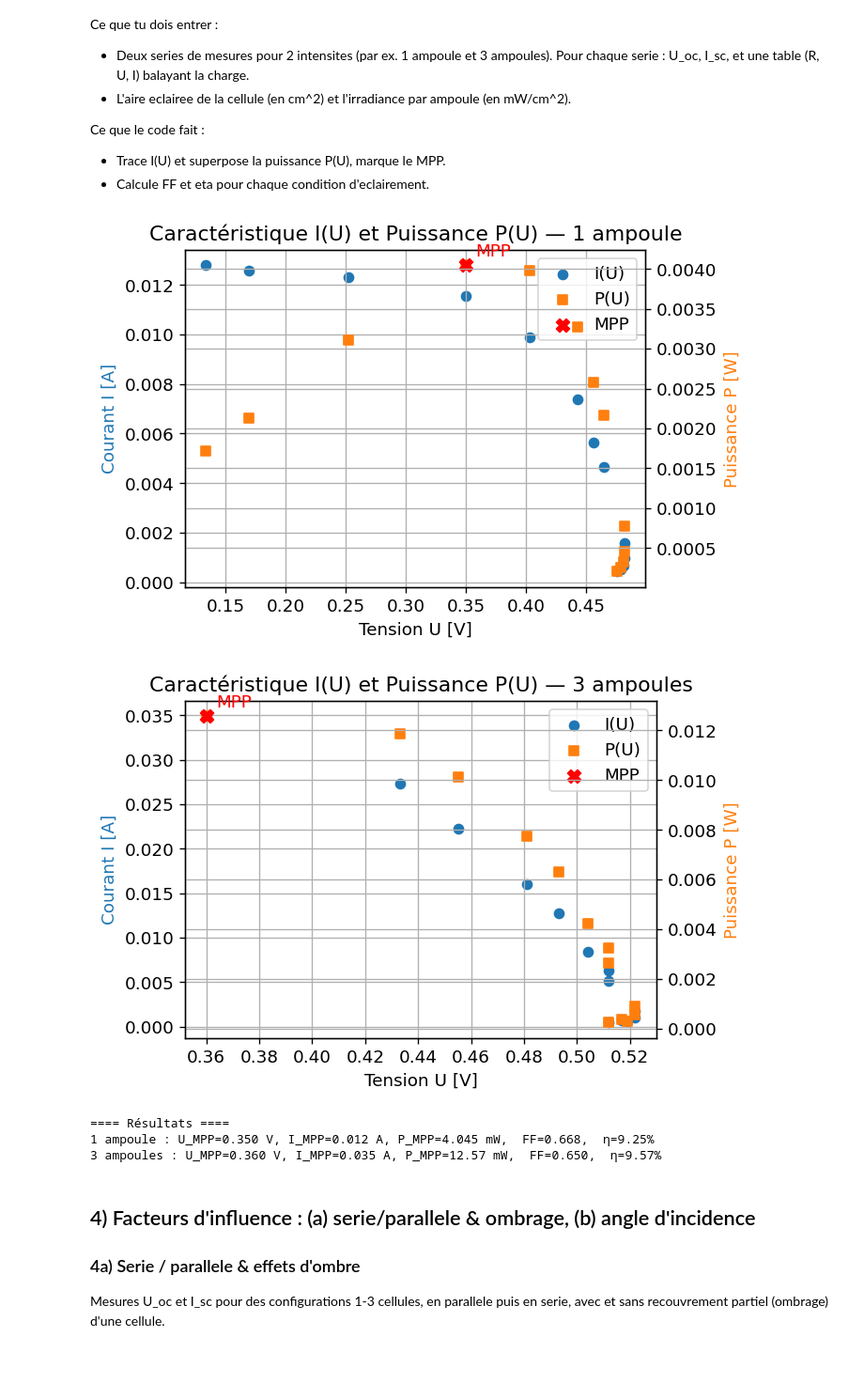
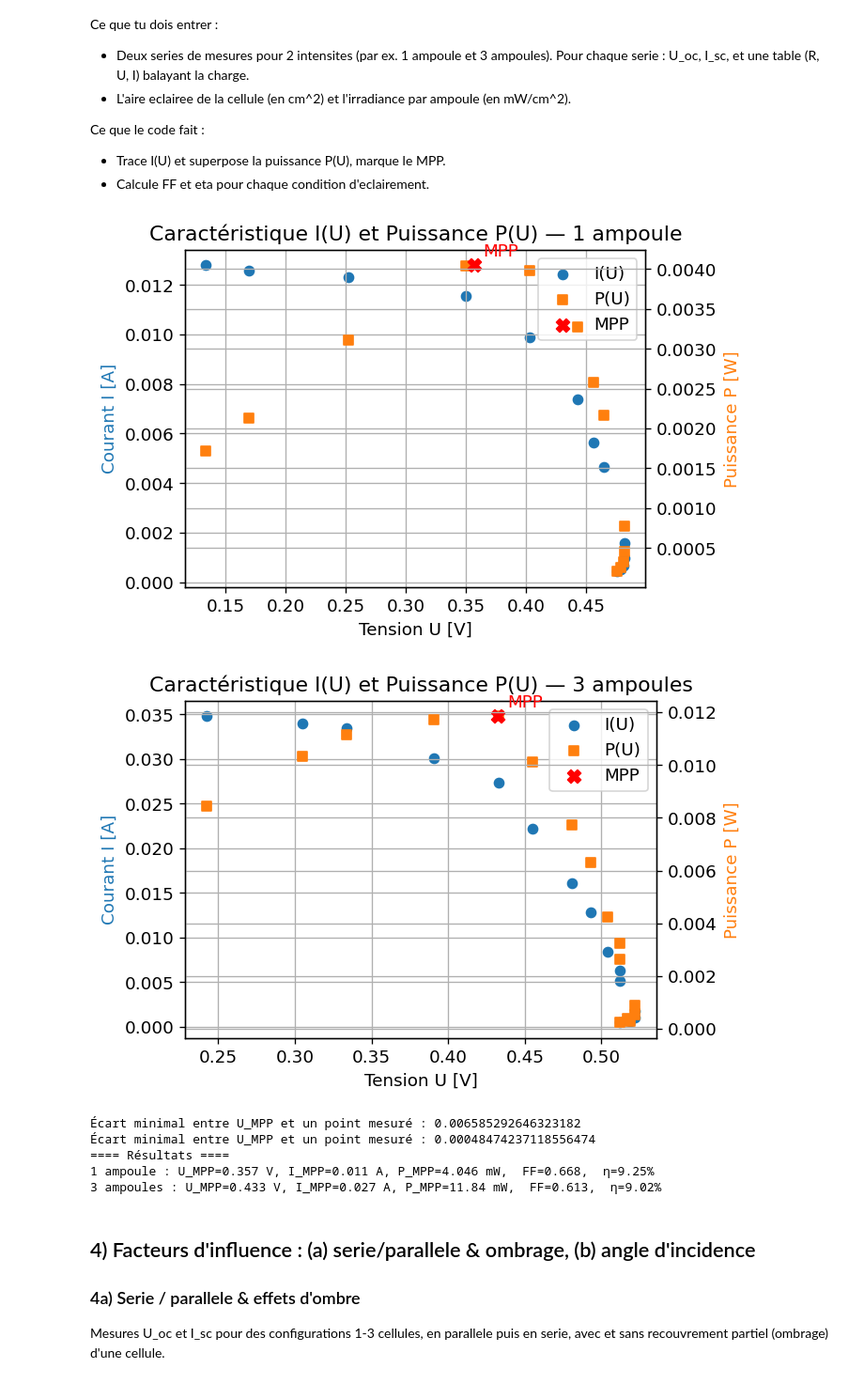
Before and after one commit to tom-berthoud/Phy3-miniprojet, a Jupyter notebook: PHY3_PV_Lab_Notebook.ipynb, the cells around one changed output. Shown: that part at 94% size. Drawn from its saved outputs; the diff is of its cells as text; code cells hidden in the pictures.

```diff
--- a/PHY3_PV_Lab_Notebook.ipynb
+++ b/PHY3_PV_Lab_Notebook.ipynb
@@ -261,19 +261,44 @@ def analyze_IV(df, Uoc, Isc, nb_ampoules, aire_cm2, irradiance_per_amp):
     df = df.copy()
     df["P_W"] = df["U_V"] * df["I_A"]
 
-    # MPP
-    idx = df["P_W"].idxmax()
-    U_mpp = df.loc[idx, "U_V"]
-    I_mpp = df.loc[idx, "I_A"]
-    P_mpp = df.loc[idx, "P_W"]
+    # ---- Passage en np.array pour interpolation ----
+    U = df["U_V"].to_numpy()
+    I = df["I_A"].to_numpy()
 
+    # On trie par tension croissante (utile pour l'interpolation)
+    order = np.argsort(U)
+    U_sorted = U[order]
+    I_sorted = I[order]
+
+    # ---- Interpolation & recherche du MPP "continu" ----
+    # Grille fine de tensions entre U_min et U_max
+    U_fine = np.linspace(U_sorted.min(), U_sorted.max(), 2000)
+
+    # Interpolation de I(U)
+    I_fine = np.interp(U_fine, U_sorted, I_sorted)
+
+    # Puissance continue : P(U) = U * I(U)
+    P_fine = U_fine * I_fine
+
+    # MPP = maximum de P_fine
+    idx = np.argmax(P_fine)
+    U_mpp = U_fine[idx]
+    I_mpp = I_fine[idx]
+    P_mpp = P_fine[idx]
+
+    # ---- FF, Pin, rendement ----
     FF = P_mpp / (Uoc * Isc)
 
     E_Wcm2 = irradiance_per_amp * nb_ampoules / 1000   # mW/cm2 → W/cm2
     Pin = E_Wcm2 * aire_cm2
     eta = P_mpp / Pin
 
+    # On garde P_W mesurée dans le DataFrame
+    df["P_W"] = df["U_V"] * df["I_A"]
+
     return df, U_mpp, I_mpp, P_mpp, FF, Pin, eta
+
+
 
 
 # ---------- Tracé propre ----------
@@ -320,41 +345,50 @@ data_IV_A = pd.DataFrame({
     "U_V":   [0.476, 0.479, 0.481, 0.482, 0.482, 0.465, 0.456, 0.443, 0.403, 0.350, 0.2525, 0.1691, 0.1338],
     "I_A":   [429e-6, 530e-6, 684e-6, 958e-6, 1.598e-3, 4.647e-3, 5.656e-3, 7.398e-3, 9.870e-3, 11.557e-3, 12.320e-3, 12.589e-3, 12.792e-3],
 })
 
 # Série B — 3 ampoules
 Uoc_B = 0.522
 Isc_B = 37.04e-3
 data_IV_B = pd.DataFrame({
-    "R_ohm": [1101, 900.0, 700.0, 500, 300.6, 100.1, 80.5, 60.1, 40.9, 30.5, 20.4, 15.5, 10.5],
-    "U_V":   [0.512, 0.519, 0.517, 0.522, 0.522, 0.512, 0.512, 0.504, 0.493, 0.481, 0.455, 0.433, 0.3601],
-    "I_A":   [462e-6, 573e-6, 735e-6, 1.043e-3, 1.730e-3, 5.120e-3, 6.329e-3, 8.396e-3, 12.77e-3, 16.055e-3, 22.216e-3, 27.352e-3, 34.894e-3],
+    "R_ohm": [1101, 900.0, 700.0, 500, 300.6, 100.1, 80.5, 60.1, 40.9, 30.5, 20.4, 15.5, 12.9, 9.9, 9.0, 7.0],
+    "U_V":   [0.512, 0.519, 0.517, 0.522, 0.522, 0.512, 0.512, 0.504, 0.493, 0.481, 0.455, 0.433,0.3905, 0.3335,0.3047, 0.2425],
+    "I_A":   [462e-6, 573e-6, 735e-6, 1.043e-3, 1.730e-3, 5.120e-3, 6.329e-3, 8.396e-3, 12.77e-3, 16.055e-3, 22.216e-3, 27.352e-3,30.043e-3, 33.454e-3,33.930e-3, 34.778e-3],
 })
 
 
 # ---------- Analyse et tracé Série A ----------
 dfA, U_mppA, I_mppA, P_mppA, FF_A, Pin_A, eta_A = analyze_IV(
     data_IV_A, Uoc_A, Isc_A, 1, aire_cm2, irradiance_par_ampoule_mWcm2
 )
 plot_IV_P(dfA, U_mppA, I_mppA, P_mppA, "1 ampoule")
 
 
 # ---------- Analyse et tracé Série B ----------
 dfB, U_mppB, I_mppB, P_mppB, FF_B, Pin_B, eta_B = analyze_IV(
     data_IV_B, Uoc_B, Isc_B, 3, aire_cm2, irradiance_par_ampoule_mWcm2
 )
 plot_IV_P(dfB, U_mppB, I_mppB, P_mppB, "3 ampoules")
 
 
 # ---------- Résumé scientifique clair ----------
+
+print("Écart minimal entre U_MPP et un point mesuré :",
+      np.min(np.abs(dfA["U_V"].to_numpy() - U_mppA)))
+
+print("Écart minimal entre U_MPP et un point mesuré :",
+      np.min(np.abs(dfB["U_V"].to_numpy() - U_mppB)))
+
 print("==== Résultats ====")
 print(f"1 ampoule : U_MPP={U_mppA:.3f} V, I_MPP={I_mppA:.3f} A, P_MPP={P_mppA*1000:.3f} mW,  FF={FF_A:.3f},  η={100*eta_A:.2f}%")
 print(f"3 ampoules : U_MPP={U_mppB:.3f} V, I_MPP={I_mppB:.3f} A, P_MPP={P_mppB*1000:.2f} mW,  FF={FF_B:.3f},  η={100*eta_B:.2f}%")
 # %% [output]
-[figure, old version]
+[figure, new version]
-[figure, old version]
+[figure, new version]
+Écart minimal entre U_MPP et un point mesuré : 0.006585292646323182
+Écart minimal entre U_MPP et un point mesuré : 0.00048474237118556474
 ==== Résultats ====
-1 ampoule : U_MPP=0.350 V, I_MPP=0.012 A, P_MPP=4.045 mW,  FF=0.668,  η=9.25%
-3 ampoules : U_MPP=0.360 V, I_MPP=0.035 A, P_MPP=12.57 mW,  FF=0.650,  η=9.57%
+1 ampoule : U_MPP=0.357 V, I_MPP=0.011 A, P_MPP=4.046 mW,  FF=0.668,  η=9.25%
+3 ampoules : U_MPP=0.433 V, I_MPP=0.027 A, P_MPP=11.84 mW,  FF=0.613,  η=9.02%
 # %% [markdown]
 ## 4) Facteurs d'influence : (a) serie/parallele & ombrage, (b) angle d'incidence
 
```
Also changed, not shown: parts of 2 cells of this notebook.
